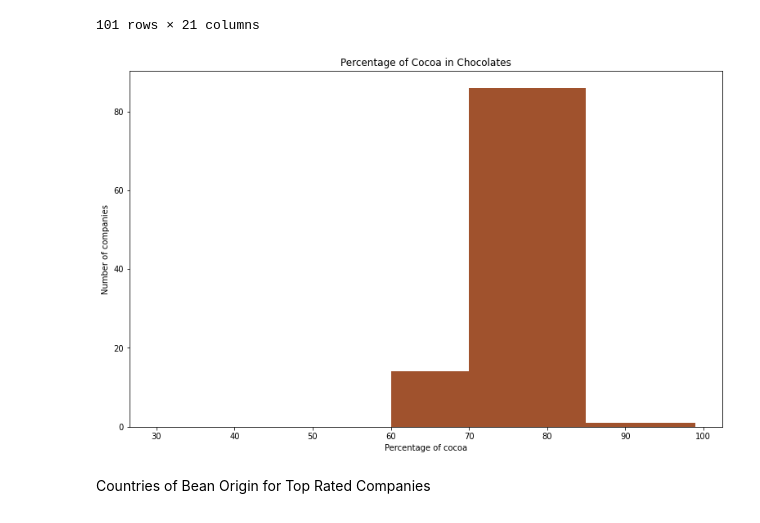
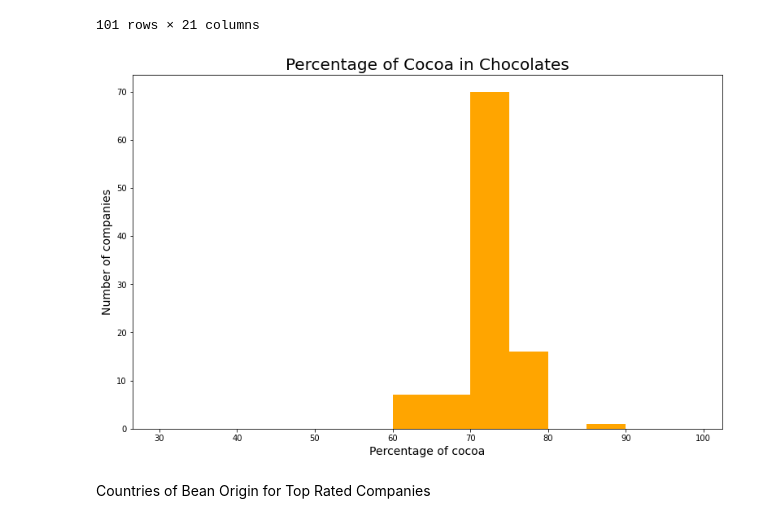
Before and after one commit to kamanl/4170, a Jupyter notebook: 4170.ipynb, the cells around one changed output. Drawn from its saved outputs; the diff is of its cells as text; code cells hidden in the pictures.

```diff
--- a/4170.ipynb
+++ b/4170.ipynb
@@ -86,12 +89,12 @@ topRatedCompanies
 101 rows × 21 columns
 # %%
 plt.figure(figsize=(13,8))
-plt.title("Percentage of Cocoa in Chocolates")
-plt.xlabel('Percentage of cocoa')
-plt.ylabel('Number of companies')
-plt.hist(topRatedCompanies.cocoa_percent, bins=[30, 50, 60, 70, 85, 99], color='Sienna');
+plt.title("Percentage of Cocoa in Chocolates", size=20)
+plt.xlabel('Percentage of cocoa', size=14)
+plt.ylabel('Number of companies', size=14)
+plt.hist(topRatedCompanies.cocoa_percent, bins=[30, 50, 60, 65, 70, 75, 80, 85 ,90, 95, 99], color='Orange');
 # %% [output]
-[figure, old version]
+[figure, new version]
 # %% [markdown]
 Countries of Bean Origin for Top Rated Companies
 # %%
```
Also changed, not shown: parts of 7 cells of this notebook.
